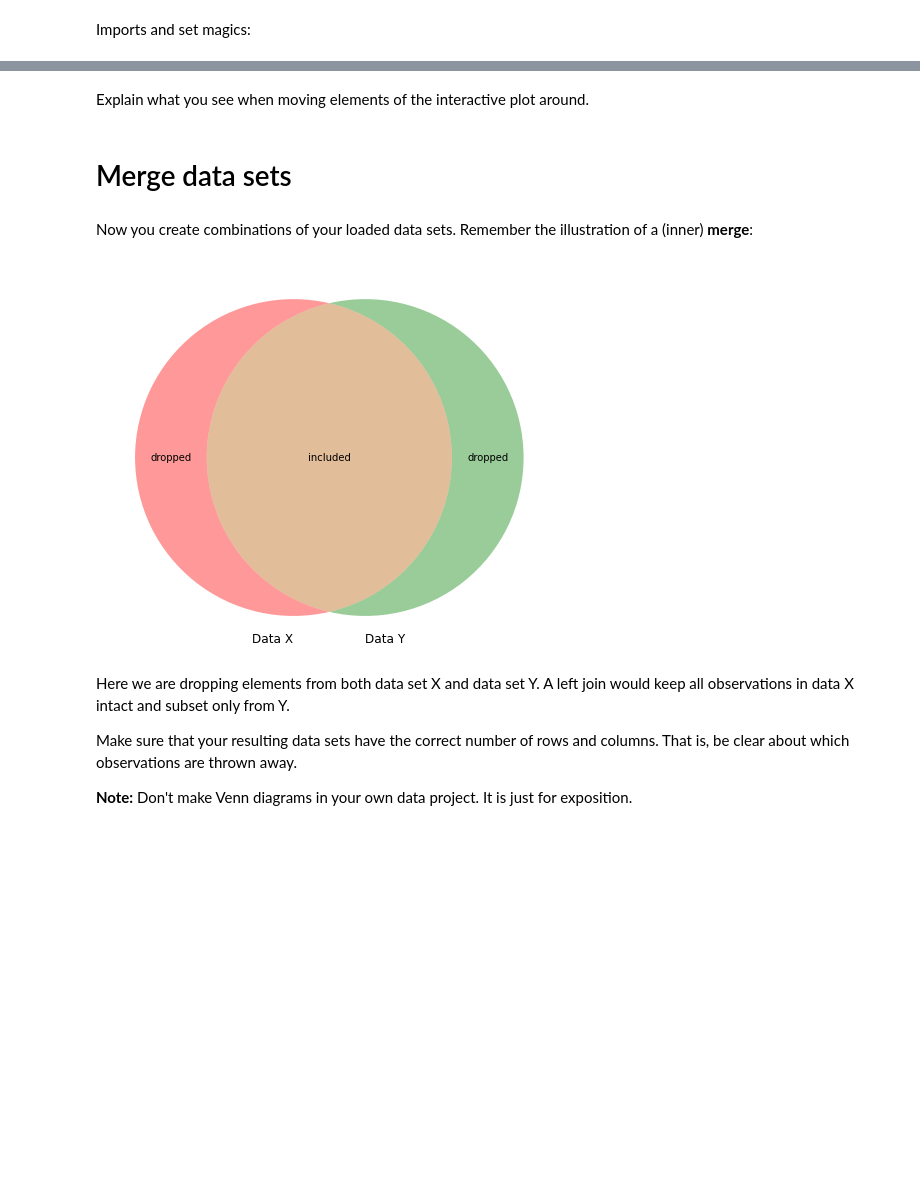
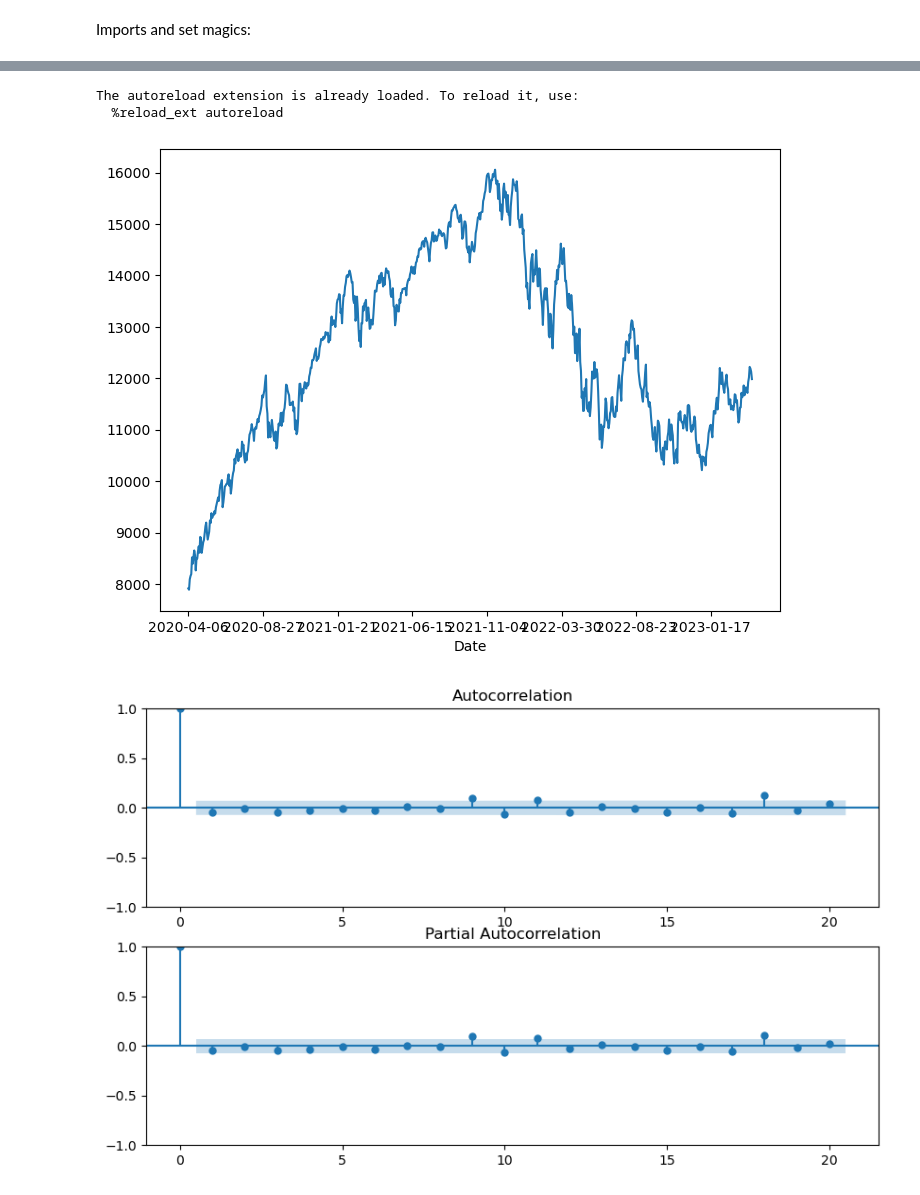
Before and after one commit to krabbe98/projects-2023-best-team, a Jupyter notebook: dataproject/dataproject.ipynb, the cells around one changed output, grey strips where cells are left out. Saved outputs shown, nothing was run; the diff lists cells and outputs as text; code cells hidden in the pictures; blank space fills up the shorter version.

```diff
--- a/dataproject/dataproject.ipynb
+++ b/dataproject/dataproject.ipynb
@@ -97,21 +35,47 @@ widgets.interact(plot_func,
-# %% [markdown]
-Explain what you see when moving elements of the interactive plot around.
-# %% [markdown]
-# Merge data sets
-# %% [markdown]
-Now you create combinations of your loaded data sets. Remember the illustration of a (inner) **merge**:
-# %%
-plt.figure(figsize=(15,7))
-v = venn2(subsets = (4, 4, 10), set_labels = ('Data X', 'Data Y'))
-v.get_label_by_id('100').set_text('dropped')
-v.get_label_by_id('010').set_text('dropped' )
-v.get_label_by_id('110').set_text('included')
-plt.show()
-# %% [output]
-[figure, removed]
-# %% [markdown]
-Here we are dropping elements from both data set X and data set Y. A left join would keep all observations in data X intact and subset only from Y.
-
-Make sure that your resulting data sets have the correct number of rows and columns. That is, be clear about which observations are thrown away.
-
-**Note:** Don't make Venn diagrams in your own data project. It is just for exposition.
+# %%
+# autoreload modules when code is run
+%load_ext autoreload
+%autoreload 2
+
+# Getting all the packages
+import yfinance as yf
+import pandas as pd
+import numpy as np
+import matplotlib.pyplot as plt
+from statsmodels.tsa.arima.model import ARIMA
+from statsmodels.graphics.tsaplots import plot_acf, plot_pacf
+
+# Create a Ticker object for the NASDAQ index
+ticker = yf.Ticker('^IXIC')
+
+# Download historical price data
+nasdata = ticker.history(period='3y')[['Close']]
+
+# Format the date column as yyyy-mm-dd
+nasdata.index = nasdata.index.strftime('%Y-%m-%d')
+
+# Take log differences of the Close variable
+nasdata['Close_logdiff'] = np.log(nasdata['Close']).diff()
+
+# Plot the original Close variable
+nasdata['Close'].plot(figsize=(8, 6))
+plt.show()
+
+# Plot the ACF and PACF of the log differences to determine the AR and MA parameters
+fig, ax = plt.subplots(nrows=2, ncols=1, figsize=(10,6))
+plot_acf(nasdata['Close_logdiff'].dropna(), lags=20, ax=ax[0])
+plot_pacf(nasdata['Close_logdiff'].dropna(), lags=20, ax=ax[1])
+plt.show()
+
+#We see from the acf and pacf that the first lags are significant for both the ar and ma terms.
+# Fit an ARIMA model to the log differences with the selected AR and MA parameters
+model = ARIMA(nasdata['Close_logdiff'].dropna(), order=(1,0,1))
+result = model.fit()
+
+# Print the summary of the model results
+print(result.summary())
+# %% [output]
+The autoreload extension is already loaded. To reload it, use:
+  %reload_ext autoreload
+[figure, added]
+[figure, added]
```
Also changed, not shown: parts of 15 cells of this notebook.
